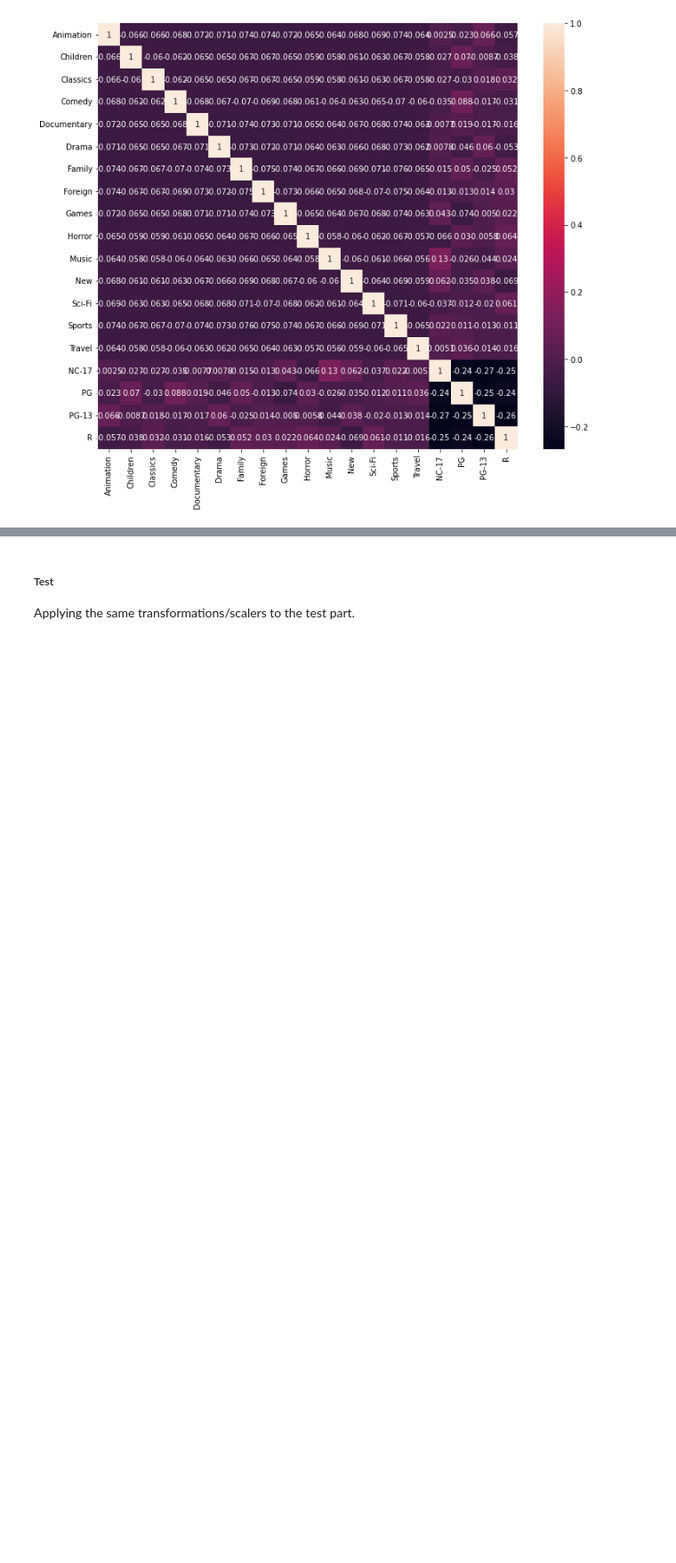
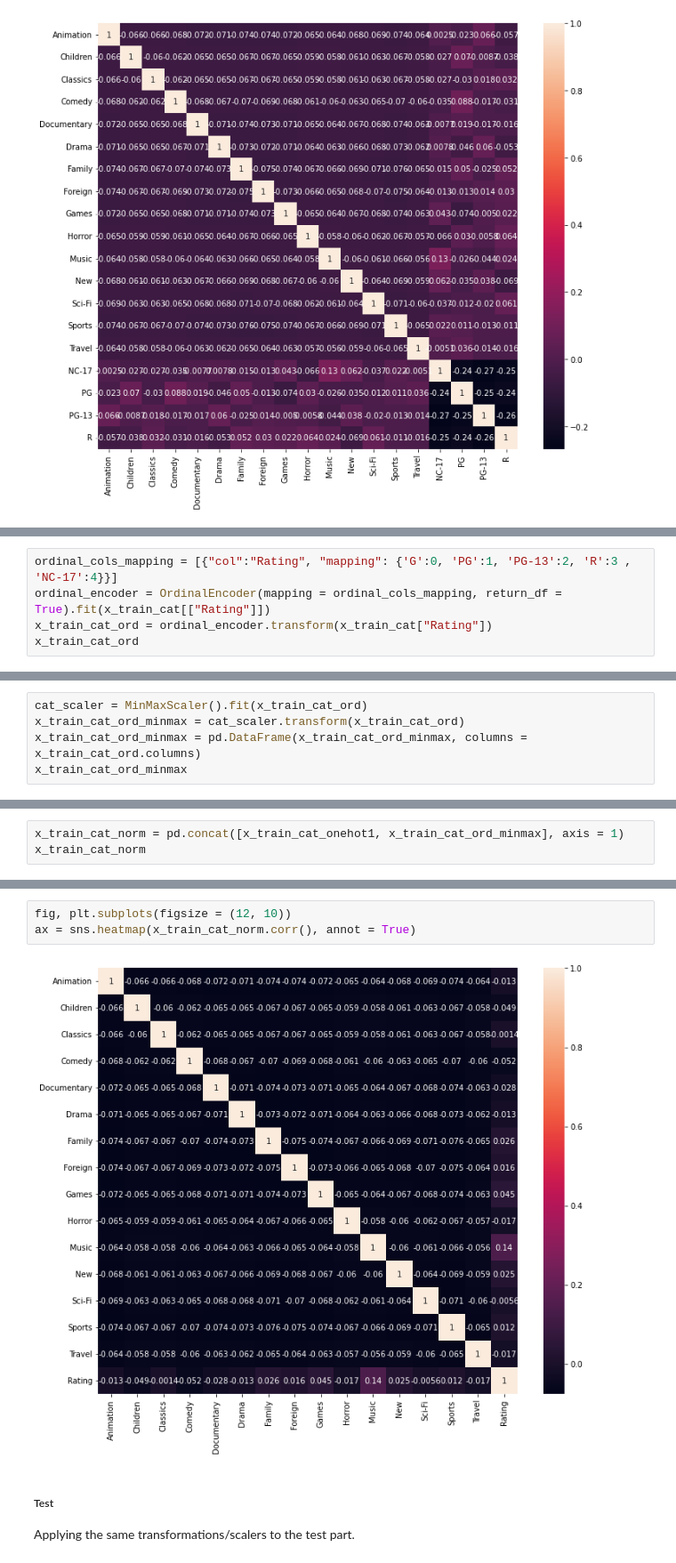
Before and after one commit to Alfon22A/Predictions-Logistic-Regression, a Jupyter notebook: Solution.ipynb, the cells around one changed output, grey strips where cells are left out. Shown: that part at 89% size. Cells and saved outputs as stored; diff of their text form; blank space fills up the shorter version.

Commit message:
Added a second model with an OrdinalEncoder

```diff
--- a/Solution.ipynb
+++ b/Solution.ipynb
@@ -440,0 +448,5 @@ ax = sns.heatmap(x_train_cat_onehot.corr(), annot = True)
+# %%
+ordinal_cols_mapping = [{"col":"Rating", "mapping": {'G':0, 'PG':1, 'PG-13':2, 'R':3 , 'NC-17':4}}]
+ordinal_encoder = OrdinalEncoder(mapping = ordinal_cols_mapping, return_df = True).fit(x_train_cat[["Rating"]])
+x_train_cat_ord = ordinal_encoder.transform(x_train_cat["Rating"])
+x_train_cat_ord
@@ -440,0 +467,5 @@ ax = sns.heatmap(x_train_cat_onehot.corr(), annot = True)
+# %%
+cat_scaler = MinMaxScaler().fit(x_train_cat_ord)
+x_train_cat_ord_minmax = cat_scaler.transform(x_train_cat_ord)
+x_train_cat_ord_minmax = pd.DataFrame(x_train_cat_ord_minmax, columns = x_train_cat_ord.columns)
+x_train_cat_ord_minmax
@@ -440,0 +486,3 @@ ax = sns.heatmap(x_train_cat_onehot.corr(), annot = True)
+# %%
+x_train_cat_norm = pd.concat([x_train_cat_onehot1, x_train_cat_ord_minmax], axis = 1)
+x_train_cat_norm
@@ -441,3 +503,8 @@ ax = sns.heatmap(x_train_cat_onehot.corr(), annot = True)
+# %%
+fig, plt.subplots(figsize = (12, 10))
+ax = sns.heatmap(x_train_cat_norm.corr(), annot = True)
+# %% [output]
+[figure, added]
 # %% [markdown]
 ##### Test
 
```
Also changed, not shown: parts of 38 cells of this notebook.
